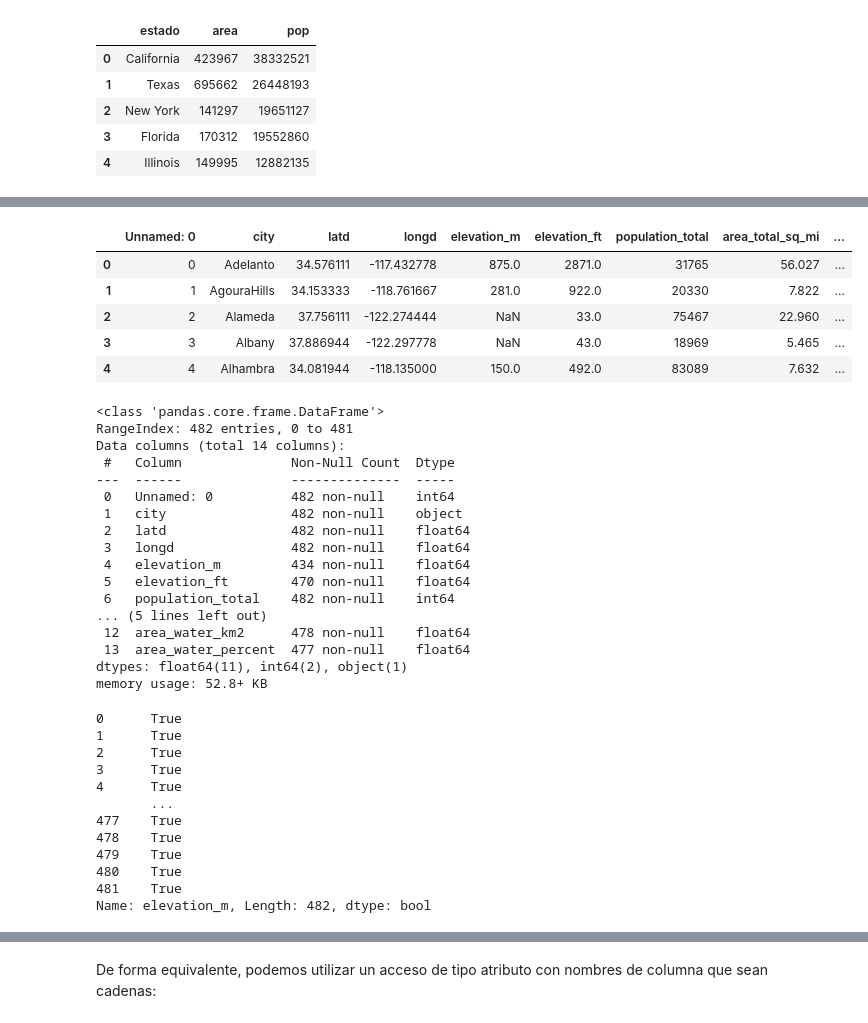
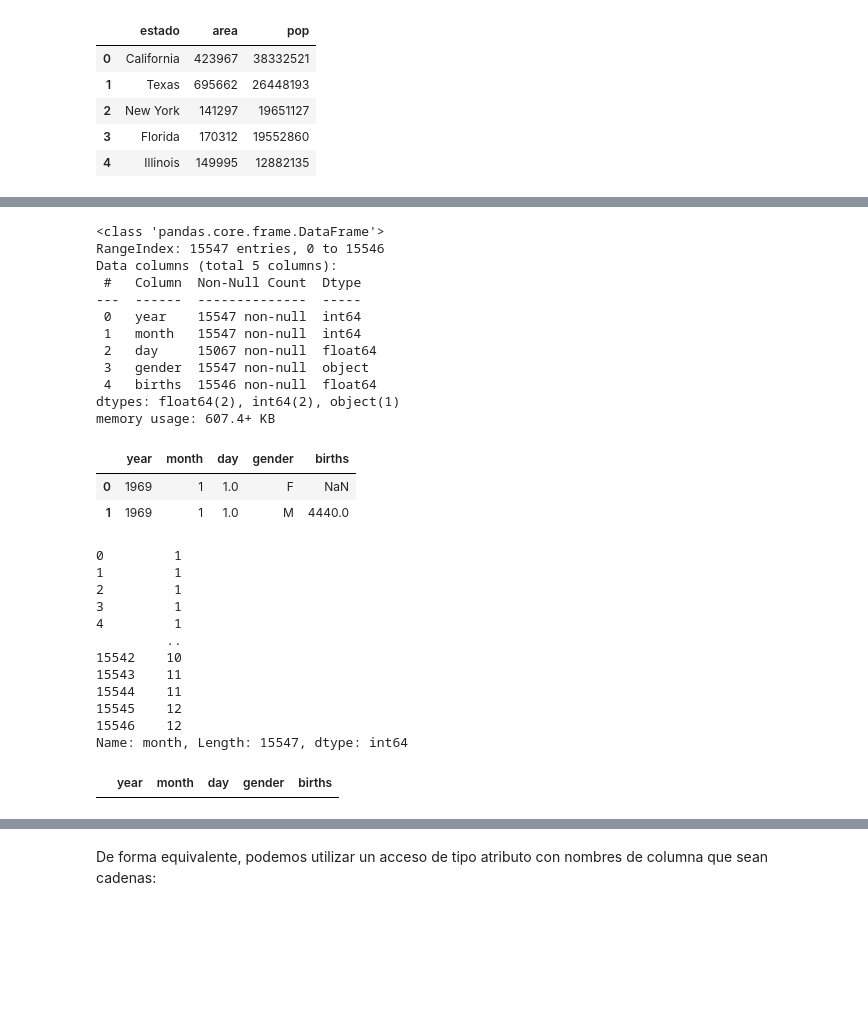
Before and after one commit to diego-dng/1026_DS_VITORIA-GASTEIZ, a Jupyter notebook: 2-Data_analysis/2-Pandas/Teoría/1_Intro_Pandas.ipynb, the cells around one changed output, grey strips where cells are left out. Drawn from its saved outputs; the diff is of its cells as text; code cells hidden in the pictures; blank space fills up the shorter version.

```diff
--- a/2-Data_analysis/2-Pandas/Teoría/1_Intro_Pandas.ipynb
+++ b/2-Data_analysis/2-Pandas/Teoría/1_Intro_Pandas.ipynb
@@ -1221,3 +1323,6 @@ data
 | 2 | New York | 141297 | 19651127 |
 | 3 | Florida | 170312 | 19552860 |
 | 4 | Illinois | 149995 | 12882135 |
+# %%
+df = pd.read_csv("data/births.csv")
+df
@@ -1224,44 +1343,40 @@ data
+# %%
+df.info()
+# %% [output]
+<class 'pandas.core.frame.DataFrame'>
+RangeIndex: 15547 entries, 0 to 15546
+Data columns (total 5 columns):
+ #   Column  Non-Null Count  Dtype
+---  ------  --------------  -----
+ 0   year    15547 non-null  int64
+ 1   month   15547 non-null  int64
+ 2   day     15067 non-null  float64
+ 3   gender  15547 non-null  object
+ 4   births  15546 non-null  float64
+dtypes: float64(2), int64(2), object(1)
+memory usage: 607.4+ KB
 # %%
-df.head()
+df.head(2)
 # %% [output]
-|  | Unnamed: 0 | city | latd | longd | elevation_m | elevation_ft | population_total | area_total_sq_mi | ... |
-| 0 | 0 | Adelanto | 34.576111 | -117.432778 | 875.0 | 2871.0 | 31765 | 56.027 | ... |
-| 1 | 1 | AgouraHills | 34.153333 | -118.761667 | 281.0 | 922.0 | 20330 | 7.822 | ... |
-| 2 | 2 | Alameda | 37.756111 | -122.274444 | NaN | 33.0 | 75467 | 22.960 | ... |
-| 3 | 3 | Albany | 37.886944 | -122.297778 | NaN | 43.0 | 18969 | 5.465 | ... |
-| 4 | 4 | Alhambra | 34.081944 | -118.135000 | 150.0 | 492.0 | 83089 | 7.632 | ... |
+|  | year | month | day | gender | births |
+| 0 | 1969 | 1 | 1.0 | F | NaN |
+| 1 | 1969 | 1 | 1.0 | M | 4440.0 |
-# %%
-df.info()
-# %% [output]
-<class 'pandas.core.frame.DataFrame'>
-RangeIndex: 482 entries, 0 to 481
-Data columns (total 14 columns):
- #   Column              Non-Null Count  Dtype
----  ------              --------------  -----
- 0   Unnamed: 0          482 non-null    int64
- 1   city                482 non-null    object
- 2   latd                482 non-null    float64
- 3   longd               482 non-null    float64
- 4   elevation_m         434 non-null    float64
- 5   elevation_ft        470 non-null    float64
- 6   population_total    482 non-null    int64
-... (5 lines left out)
- 12  area_water_km2      478 non-null    float64
- 13  area_water_percent  477 non-null    float64
-dtypes: float64(11), int64(2), object(1)
-memory usage: 52.8+ KB
+# %%
+df["month"]
+# %% [output]
+0         1
+1         1
+2         1
+3         1
+4         1
+         ..
+15542    10
+15543    11
+15544    11
+15545    12
+15546    12
+Name: month, Length: 15547, dtype: int64
 # %%
-df["elevation_m"] != None
+df[df["day"] != None]
 # %% [output]
-0      True
-1      True
-2      True
-3      True
-4      True
-       ...
-477    True
-478    True
-479    True
-480    True
-481    True
-Name: elevation_m, Length: 482, dtype: bool
+|  | year | month | day | gender | births |
```
Also changed, not shown: parts of 65 cells of this notebook, 2 other files.
